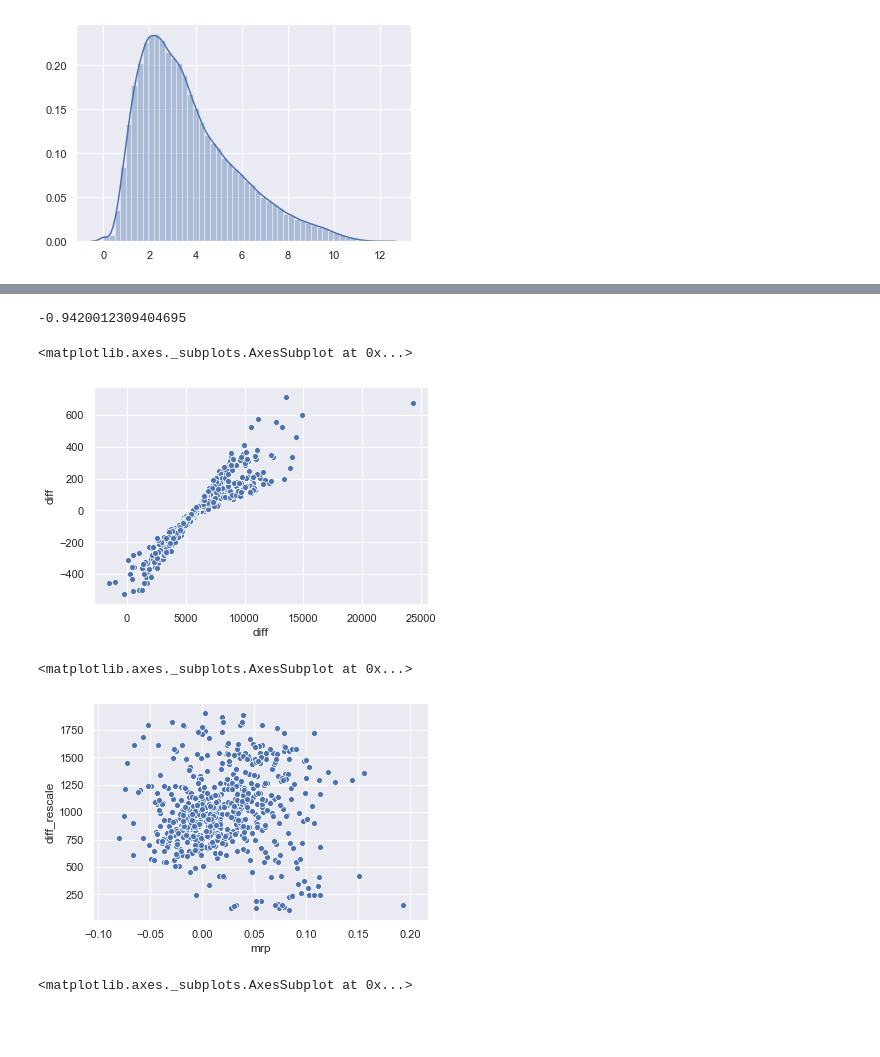
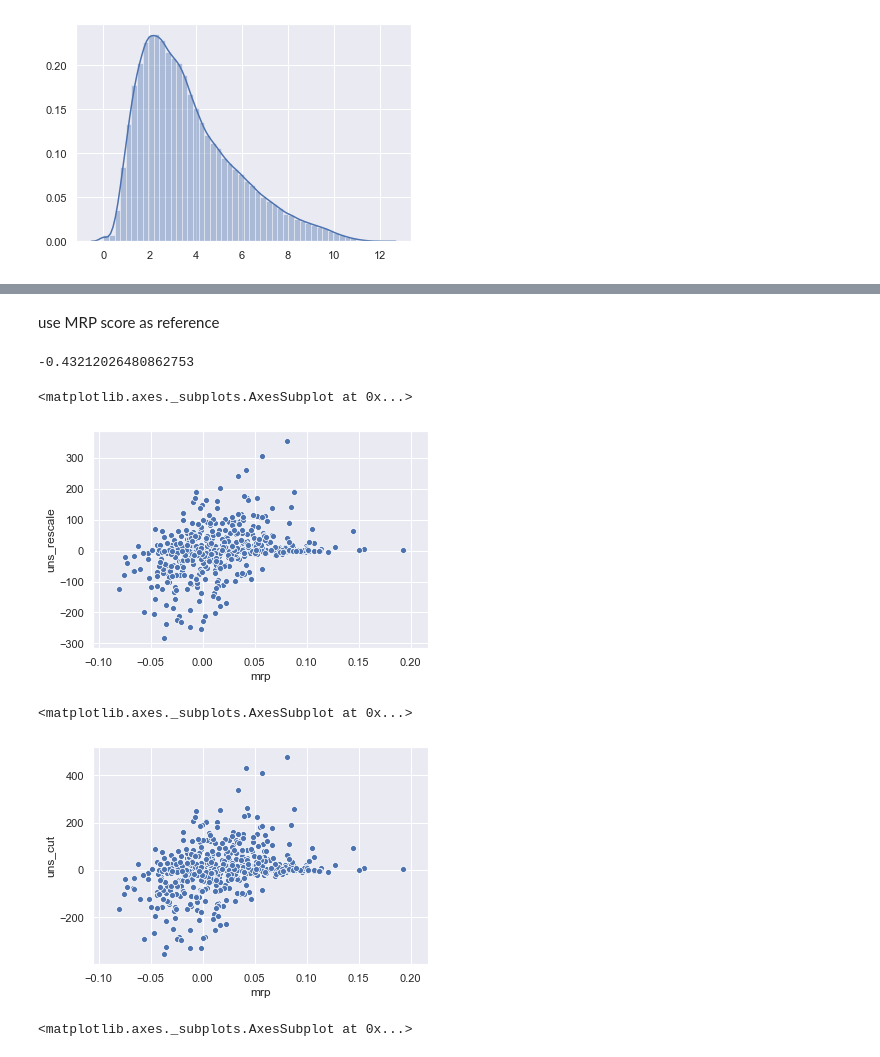
Before and after one commit to velocirobbie/labour-campaigns, a Jupyter notebook: cutoff_compare.ipynb, the cells around one changed output, grey strips where cells are left out. Drawn from its saved outputs; the diff is of its cells as text; code cells hidden in the pictures; blank space fills up the shorter version.

```diff
--- a/cutoff_compare.ipynb
+++ b/cutoff_compare.ipynb
@@ -140,7 +140,16 @@ def calc_significance_matrix(demographic_data, constit_score,
     constit_score = preprocessing.scale(constit_score)
     score_matrix  = constit_score[:,np.newaxis] - constit_score
     significance  = np.zeros(score_matrix.shape) # need to initialise all to zero
-    return np.divide(score_matrix, dist_matrix, where=dist_matrix!=0)
+    # had some trouble when i was doing matrix algebra, maybe a bug somewhere....
+    n = len(dist_matrix)
+    for i in range(n):
+        for j in range(n):
+            if dist_matrix[i][j] == 0:
+                pass
+            else:
+                significance[i][j] = score_matrix[i][j] / dist_matrix[i][j]
+    return significance
+    #return np.divide(score_matrix, dist_matrix, where=dist_matrix!=0)
 
 def calc_campaign_conf(demographic_data, constit_score,
                              dist_func=distance, cutoff=None):
@@ -151,7 +160,7 @@ diff = calc_campaign_conf(demographic_data, scores['diff'])
 uns = calc_campaign_conf(demographic_data, scores['uns'])
 mrp = calc_campaign_conf(demographic_data, scores['mrp'])
 # %%
-cutoff = 5
+cutoff = 2
 diff_cut = calc_campaign_conf(demographic_data, scores['diff'],distance_rescale_simple, cutoff)
 uns_cut  = calc_campaign_conf(demographic_data, scores['uns'],distance_rescale_simple, cutoff)
 mrp_cut  = calc_campaign_conf(demographic_data, scores['mrp'],distance_rescale_simple, cutoff)
@@ -183,23 +192,25 @@ results.head(10)
 # %%
 from sklearn.metrics import r2_score
+# %% [markdown]
+use MRP score as reference
 # %%
 r2_score(
     preprocessing.scale(scores['mrp']),
-    preprocessing.scale(results['diff_rescale'])
+    preprocessing.scale(results['uns_rescale'])
 )
 # %% [output]
--0.9420012309404695
+-0.43212026480862753
 # %%
-sns.scatterplot(x=scores['diff'],
-                y=results['diff'])
+sns.scatterplot(x=scores['mrp'],
+                y=results['uns_rescale'])
 # %% [output]
 <matplotlib.axes._subplots.AxesSubplot at 0x...>
-[figure, old version]
+[figure, new version]
 # %%
-sns.scatterplot(x=scores['mrp'], y=results['diff_rescale'])
+sns.scatterplot(x=scores['mrp'], y=results['uns_cut'])
 # %% [output]
 <matplotlib.axes._subplots.AxesSubplot at 0x...>
-[figure, old version]
+[figure, new version]
 # %%
 sns.scatterplot(x=results['uns'], y=results['mrp'])
 # %% [output]
```
Also changed, not shown: parts of 7 cells of this notebook.
